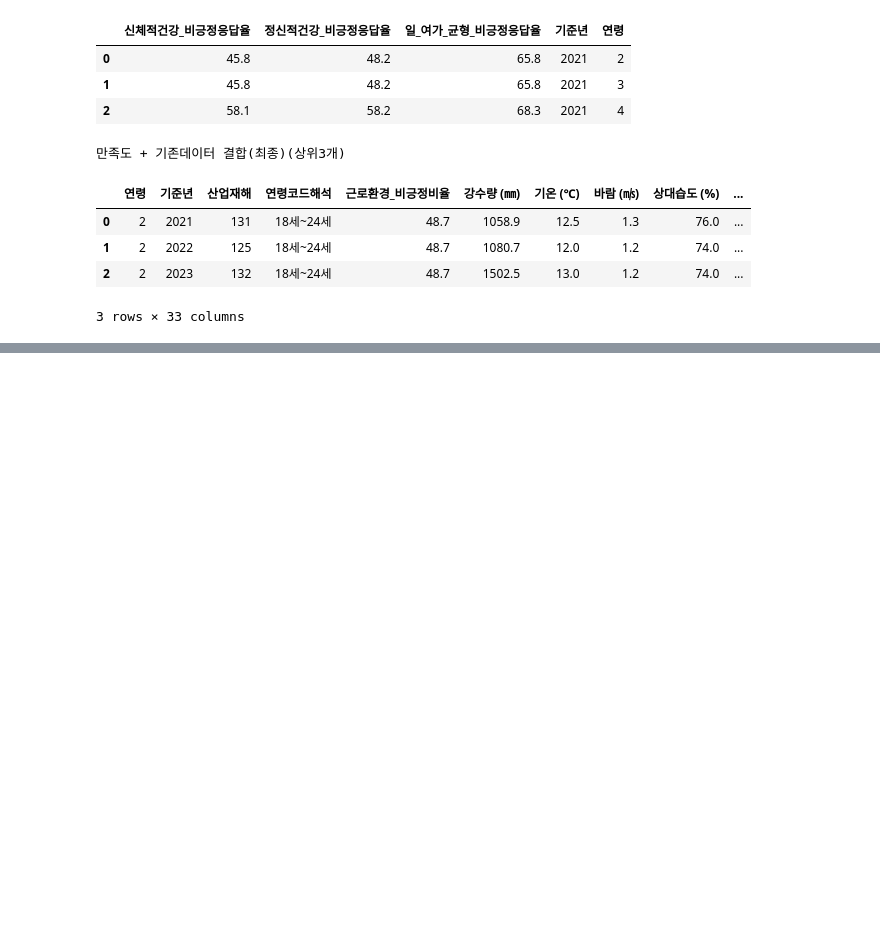
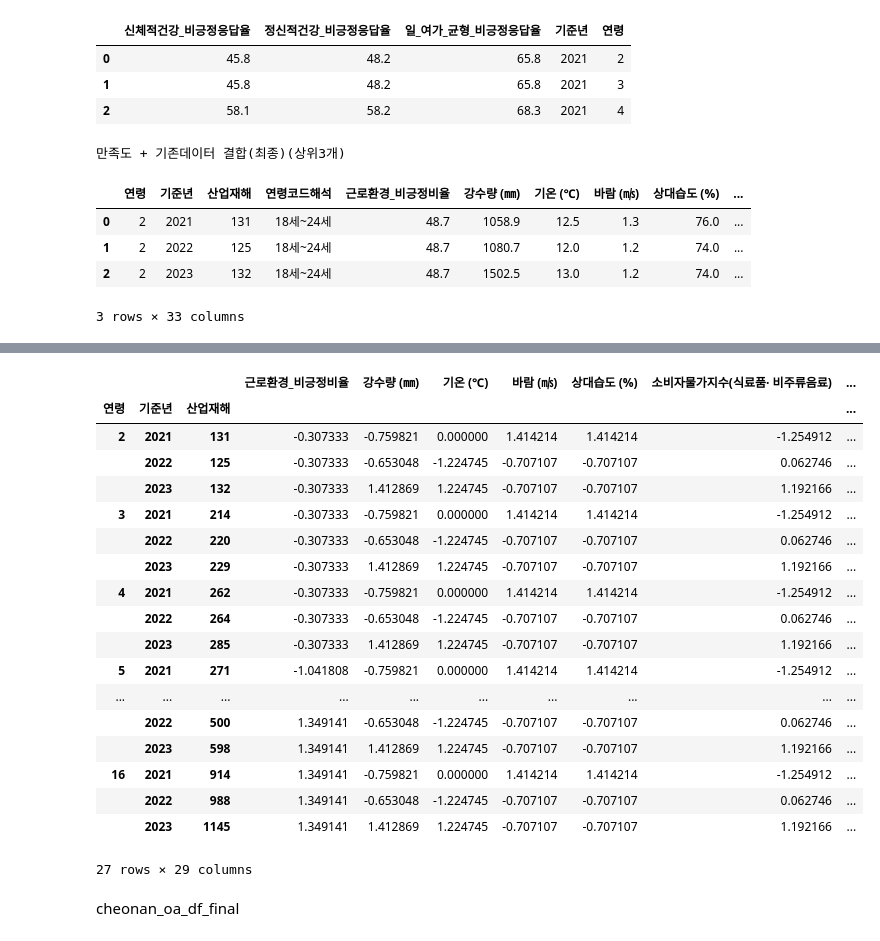
Before and after one commit to starpilpython/cheonan_data_contest, a Jupyter notebook: 분석보고서.ipynb, the cells around one changed output, grey strips where cells are left out. Saved outputs shown, nothing was run; the diff lists cells and outputs as text; code cells hidden in the pictures; blank space fills up the shorter version.

```diff
--- a/분석보고서.ipynb
+++ b/분석보고서.ipynb
@@ -560,0 +570,12 @@ display(cheonan_oa_df_final.head(3))
+# %%
+# 연령별 연령코드 해석
+codezip =cheonan_oa_df_final[['연령','연령코드해석']].copy().drop_duplicates()
+# 각 패널별 인덱스처리
+cheonan_oa_df_final.set_index(['연령','기준년','산업재해'],inplace=True)
+# 연령코드 해석 삭제
+cheonan_oa_df_final.drop(columns=['연령코드해석'],inplace=True)
+
+# 스케일러 로드 표준화(StandardScaler) 및 적용
+scaler = StandardScaler()
+dummy = scaler.fit_transform(cheonan_oa_df_final)
+cheonan_oa_df_final_scaler = pd.DataFrame(dummy,index=cheonan_oa_df_final.index,columns=cheonan_oa_df_final.columns)
@@ -560,0 +664,24 @@ display(cheonan_oa_df_final.head(3))
+# %%
+cheonan_oa_df_final_scaler
+# %% [output]
+|  |  |  | 근로환경_비긍정비율 | 강수량 (㎜) | 기온 (℃) | 바람 (㎧) | 상대습도 (%) | 소비자물가지수(식료품· 비주류음료) | ... |
+| 연령 | 기준년 | 산업재해 |  |  |  |  |  |  | ... |
+| 2 | 2021 | 131 | -0.307333 | -0.759821 | 0.000000 | 1.414214 | 1.414214 | -1.254912 | ... |
+|  | 2022 | 125 | -0.307333 | -0.653048 | -1.224745 | -0.707107 | -0.707107 | 0.062746 | ... |
+|  | 2023 | 132 | -0.307333 | 1.412869 | 1.224745 | -0.707107 | -0.707107 | 1.192166 | ... |
+| 3 | 2021 | 214 | -0.307333 | -0.759821 | 0.000000 | 1.414214 | 1.414214 | -1.254912 | ... |
+|  | 2022 | 220 | -0.307333 | -0.653048 | -1.224745 | -0.707107 | -0.707107 | 0.062746 | ... |
+|  | 2023 | 229 | -0.307333 | 1.412869 | 1.224745 | -0.707107 | -0.707107 | 1.192166 | ... |
+| 4 | 2021 | 262 | -0.307333 | -0.759821 | 0.000000 | 1.414214 | 1.414214 | -1.254912 | ... |
+|  | 2022 | 264 | -0.307333 | -0.653048 | -1.224745 | -0.707107 | -0.707107 | 0.062746 | ... |
+|  | 2023 | 285 | -0.307333 | 1.412869 | 1.224745 | -0.707107 | -0.707107 | 1.192166 | ... |
+| 5 | 2021 | 271 | -1.041808 | -0.759821 | 0.000000 | 1.414214 | 1.414214 | -1.254912 | ... |
+| ... | ... | ... | ... | ... | ... | ... | ... | ... | ... |
+|  | 2022 | 500 | 1.349141 | -0.653048 | -1.224745 | -0.707107 | -0.707107 | 0.062746 | ... |
+|  | 2023 | 598 | 1.349141 | 1.412869 | 1.224745 | -0.707107 | -0.707107 | 1.192166 | ... |
+| 16 | 2021 | 914 | 1.349141 | -0.759821 | 0.000000 | 1.414214 | 1.414214 | -1.254912 | ... |
+|  | 2022 | 988 | 1.349141 | -0.653048 | -1.224745 | -0.707107 | -0.707107 | 0.062746 | ... |
+|  | 2023 | 1145 | 1.349141 | 1.412869 | 1.224745 | -0.707107 | -0.707107 | 1.192166 | ... |
+27 rows × 29 columns
+# %% [markdown]
+cheonan_oa_df_final
```
Also changed, not shown: parts of 6 cells of this notebook.
